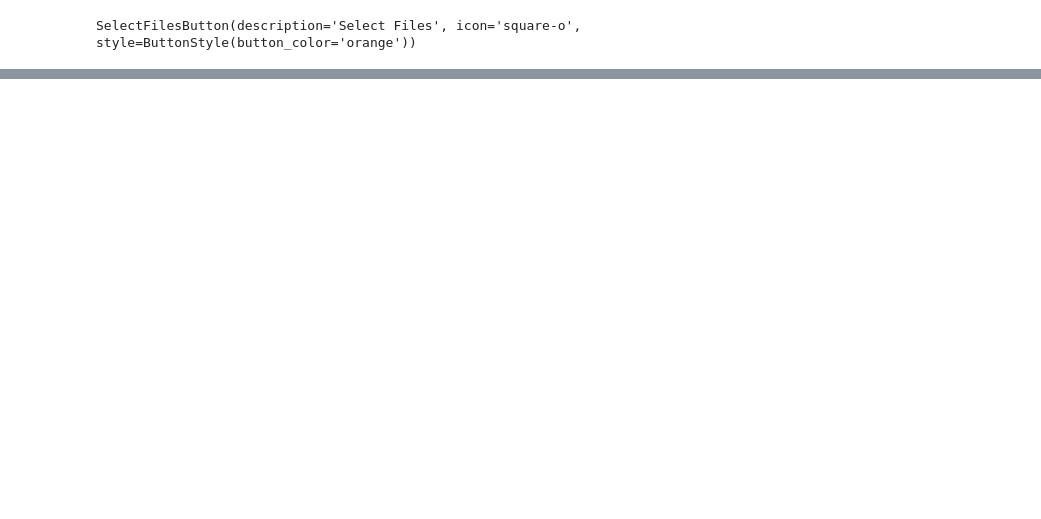
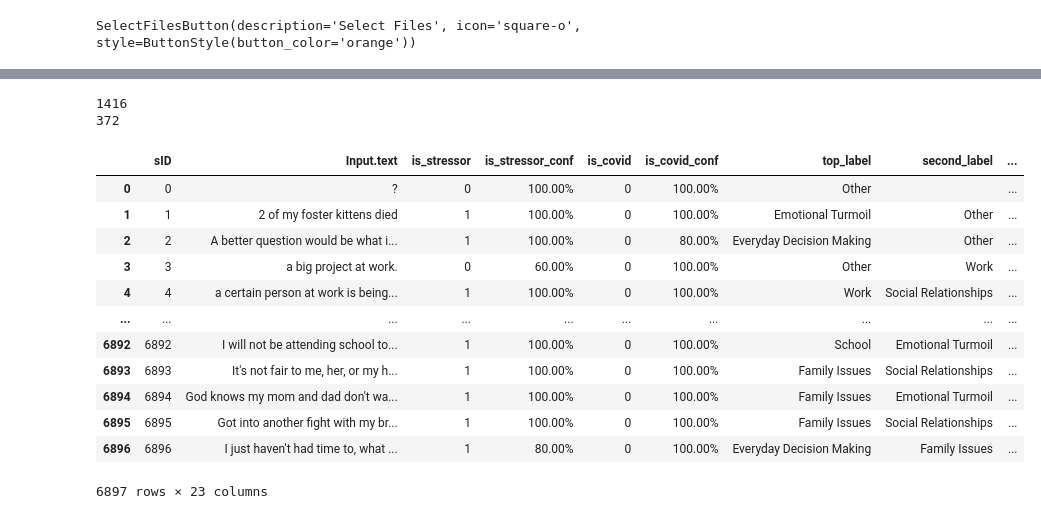
Before and after one commit to PervasiveWellbeingTech/Popbots-mTurk-HITS, a Jupyter notebook: mturk-automation/df_filter.ipynb, the cells around one changed output, grey strips where cells are left out. Saved outputs shown, nothing was run; the diff lists cells and outputs as text; code cells hidden in the pictures; blank space fills up the shorter version.

```diff
--- a/mturk-automation/df_filter.ipynb
+++ b/mturk-automation/df_filter.ipynb
@@ -171,0 +263,2 @@ new_df
+# %%
+df = pd.read_csv(file.files[0])
@@ -171,0 +267,22 @@ new_df
+# %%
+print(len(step[step['Set'] == 0]['Set']))
+print(len(step[step['Set'] == 1]['Set']))
+# %% [output]
+1416
+372
+# %%
+df
+# %% [output]
+|  | sID | Input.text | is_stressor | is_stressor_conf | is_covid | is_covid_conf | top_label | second_label | ... |
+| 0 | 0 | ? | 0 | 100.00% | 0 | 100.00% | Other |  | ... |
+| 1 | 1 | 2 of my foster kittens died | 1 | 100.00% | 0 | 100.00% | Emotional Turmoil | Other | ... |
+| 2 | 2 | A better question would be what i... | 1 | 100.00% | 0 | 80.00% | Everyday Decision Making | Other | ... |
+| 3 | 3 | a big project at work. | 0 | 60.00% | 0 | 100.00% | Other | Work | ... |
+| 4 | 4 | a certain person at work is being... | 1 | 100.00% | 0 | 100.00% | Work | Social Relationships | ... |
+| ... | ... | ... | ... | ... | ... | ... | ... | ... | ... |
+| 6892 | 6892 | I will not be attending school to... | 1 | 100.00% | 0 | 100.00% | School | Emotional Turmoil | ... |
+| 6893 | 6893 | It's not fair to me, her, or my h... | 1 | 100.00% | 0 | 100.00% | Family Issues | Social Relationships | ... |
+| 6894 | 6894 | God knows my mom and dad don't wa... | 1 | 100.00% | 0 | 100.00% | Family Issues | Emotional Turmoil | ... |
+| 6895 | 6895 | Got into another fight with my br... | 1 | 100.00% | 0 | 100.00% | Family Issues | Social Relationships | ... |
+| 6896 | 6896 | I just haven't had time to, what ... | 1 | 80.00% | 0 | 100.00% | Everyday Decision Making | Family Issues | ... |
+6897 rows × 23 columns
```
Also changed, not shown: parts of 20 cells of this notebook, 1 other file.
